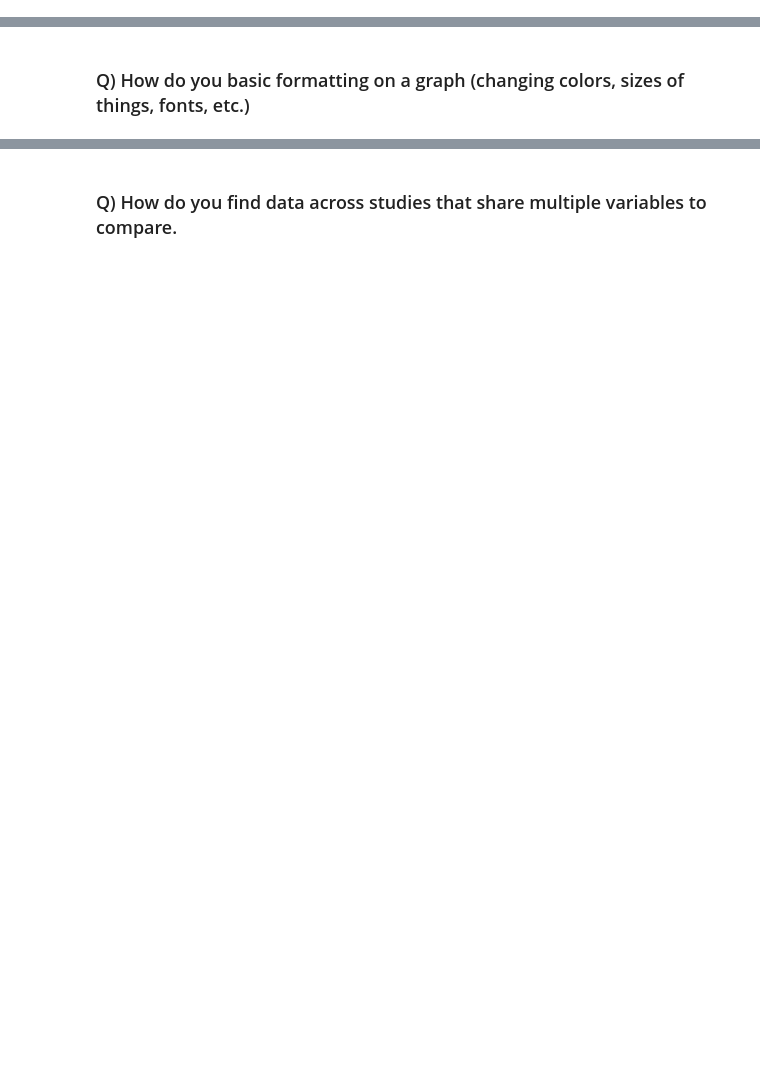
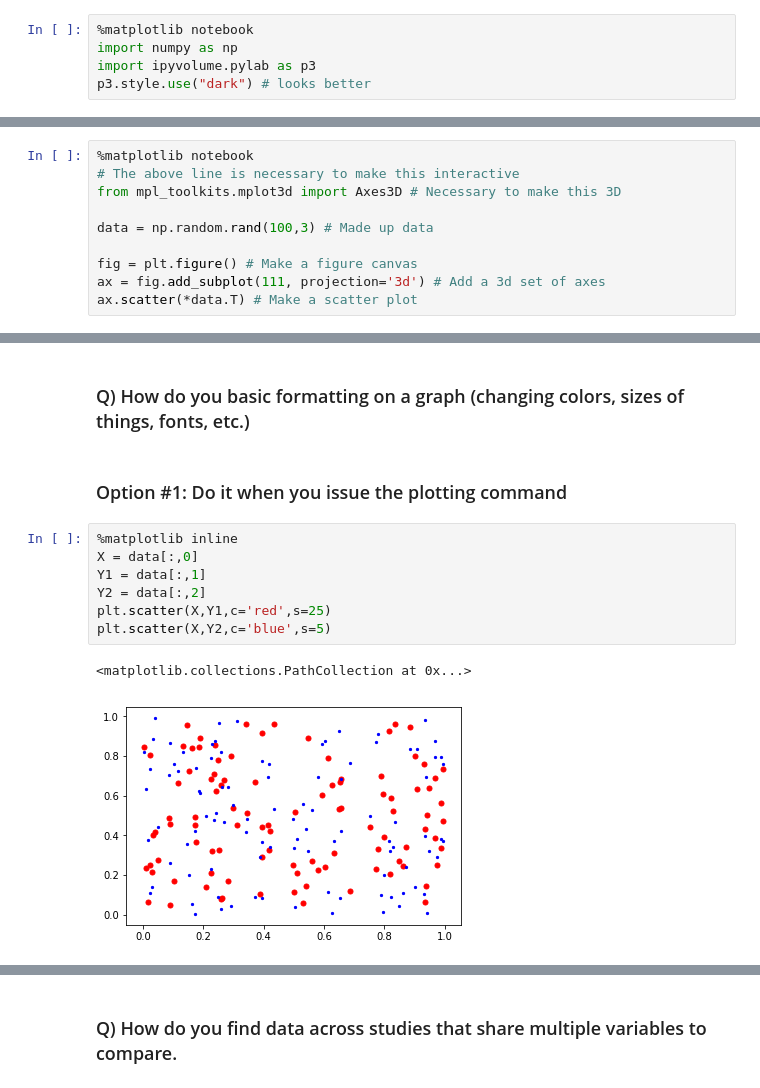
Before and after one commit to rgerkin/dacn-lectures, a Jupyter notebook: student-topics.ipynb, the cells around one changed output, grey strips where cells are left out. Cells and saved outputs as stored; diff of their text form; blank space fills up the shorter version.

Commit message:
Added to student topics notebook

```diff
--- a/student-topics.ipynb
+++ b/student-topics.ipynb
@@ -381,0 +406,5 @@ plt.scatter(df_new['L']['X'],df_new['L']['Y'],s=250,c=df_new.index);
+# %%
+%matplotlib notebook
+import numpy as np
+import ipyvolume.pylab as p3
+p3.style.use("dark") # looks better
@@ -381,0 +413,10 @@ plt.scatter(df_new['L']['X'],df_new['L']['Y'],s=250,c=df_new.index);
+# %%
+%matplotlib notebook
+# The above line is necessary to make this interactive
+from mpl_toolkits.mplot3d import Axes3D # Necessary to make this 3D
+
+data = np.random.rand(100,3) # Made up data
+
+fig = plt.figure() # Make a figure canvas
+ax = fig.add_subplot(111, projection='3d') # Add a 3d set of axes
+ax.scatter(*data.T) # Make a scatter plot
@@ -388,2 +619,14 @@ plt.scatter(df_new['L']['X'],df_new['L']['Y'],s=250,c=df_new.index);
 # %% [markdown]
 ### Q) How do you basic formatting on a graph (changing colors, sizes of things, fonts, etc.)
+# %% [markdown]
+### Option #1: Do it when you issue the plotting command
+# %%
+%matplotlib inline
+X = data[:,0]
+Y1 = data[:,1]
+Y2 = data[:,2]
+plt.scatter(X,Y1,c='red',s=25)
+plt.scatter(X,Y2,c='blue',s=5)
+# %% [output]
+<matplotlib.collections.PathCollection at 0x...>
+[figure, added]
```
Also changed, not shown: parts of 83 cells of this notebook.
